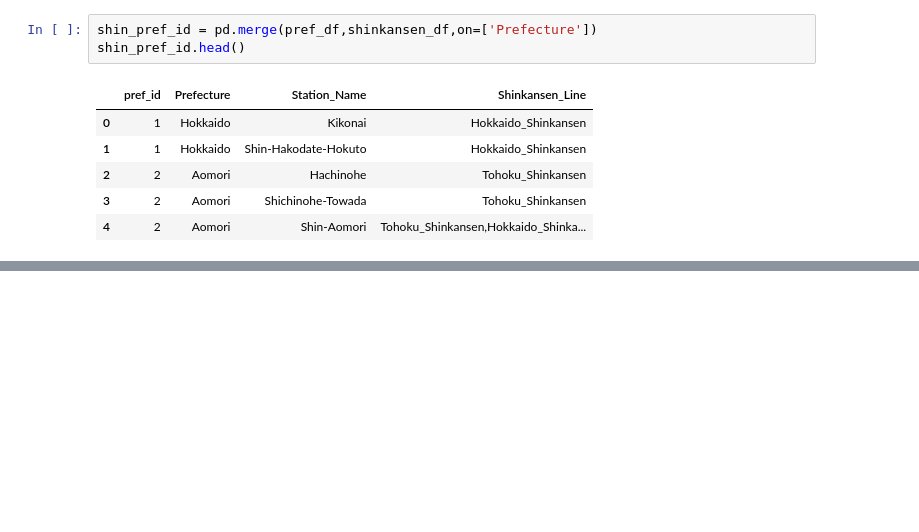
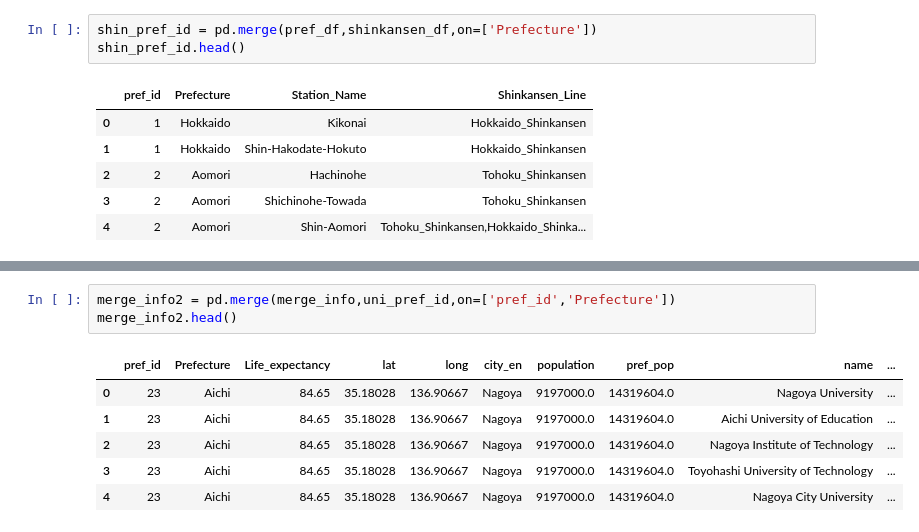
Before and after one commit to Dizzybelle/Project-3, a Jupyter notebook: idk_im_confused.ipynb, the cells around one changed output, grey strips where cells are left out. Drawn from its saved outputs; the diff is of its cells as text; blank space fills up the shorter version.

```diff
--- a/idk_im_confused.ipynb
+++ b/idk_im_confused.ipynb
@@ -138,0 +147,10 @@ pref_life_explatlng.to_json('data/life_pref_info.json')
+# %%
+merge_info2 = pd.merge(merge_info,uni_pref_id,on=['pref_id','Prefecture'])
+merge_info2.head()
+# %% [output]
+|  | pref_id | Prefecture | Life_expectancy | lat | long | city_en | population | pref_pop | name | ... |
+| 0 | 23 | Aichi | 84.65 | 35.18028 | 136.90667 | Nagoya | 9197000.0 | 14319604.0 | Nagoya University | ... |
+| 1 | 23 | Aichi | 84.65 | 35.18028 | 136.90667 | Nagoya | 9197000.0 | 14319604.0 | Aichi University of Education | ... |
+| 2 | 23 | Aichi | 84.65 | 35.18028 | 136.90667 | Nagoya | 9197000.0 | 14319604.0 | Nagoya Institute of Technology | ... |
+| 3 | 23 | Aichi | 84.65 | 35.18028 | 136.90667 | Nagoya | 9197000.0 | 14319604.0 | Toyohashi University of Technology | ... |
+| 4 | 23 | Aichi | 84.65 | 35.18028 | 136.90667 | Nagoya | 9197000.0 | 14319604.0 | Nagoya City University | ... |
```
Also changed, not shown: parts of 8 cells of this notebook, 5 other files.
